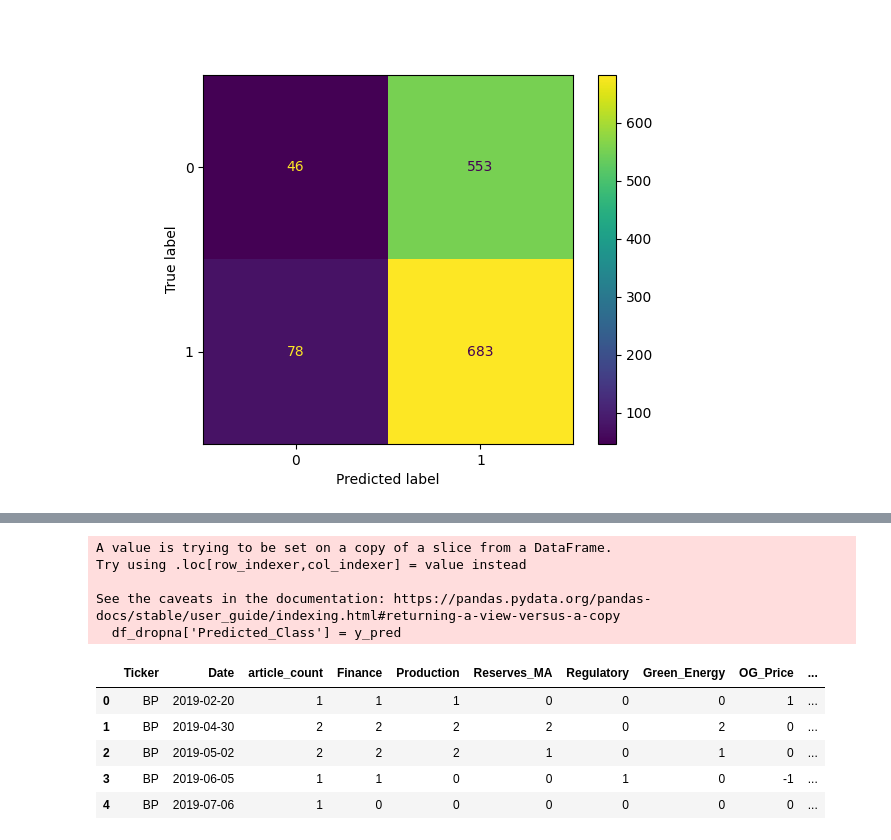
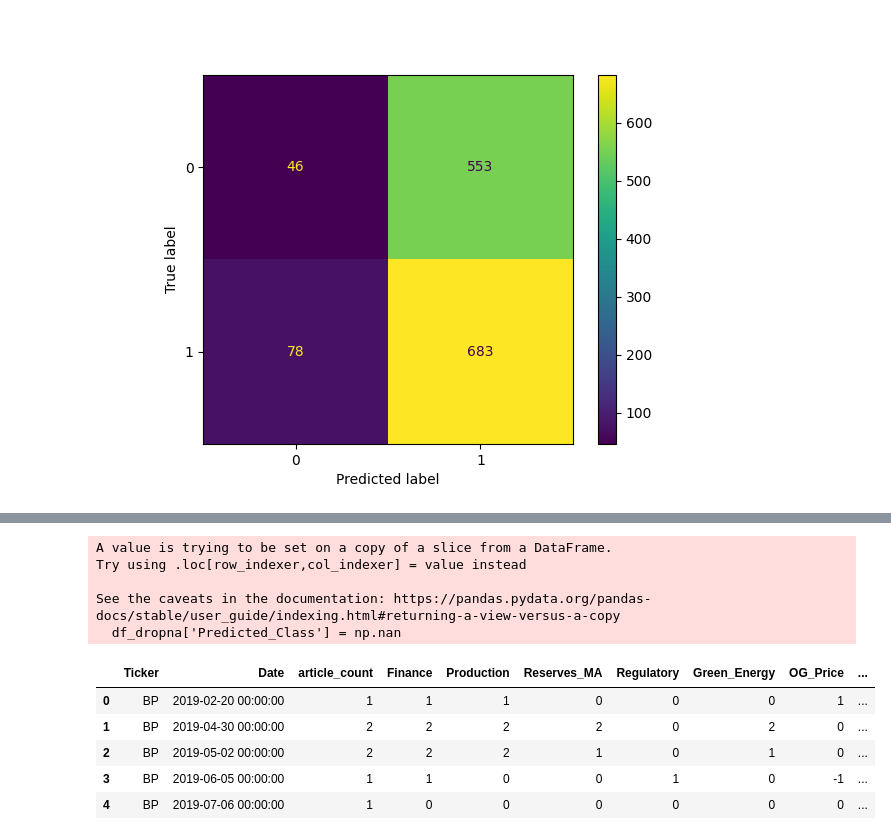
Before and after one commit to Kussil/Financial_Sentiment_LLM, a Jupyter notebook: 04_Stock_Modeling/Aggregated_Stock_Data/Gemini_Prompt2/Stock_Modeling_Prompt2_Gemini_SVM_exclPQ.ipynb, the cells around one changed output, grey strips where cells are left out. Cells and saved outputs as stored; diff of their text form; code cells hidden in the pictures.

Commit message:
Update SVM Model

```diff
--- a/04_Stock_Modeling/Aggregated_Stock_Data/Gemini_Prompt2/Stock_Modeling_Prompt2_Gemini_SVM_exclPQ.ipynb
+++ b/04_Stock_Modeling/Aggregated_Stock_Data/Gemini_Prompt2/Stock_Modeling_Prompt2_Gemini_SVM_exclPQ.ipynb
@@ -135,7 +121,10 @@ gemini_prompt2_sentiment
 #Create Positive and Negative Ratios for each row
 
 # Columns to consider for calculating ratios
-columns_to_check = ['Finance', 'Production', 'Reserves/M&A', 'Regulatory', 'Green Energy', 'OG Price']
+columns_to_check = [ 'Production', 'Finance', 'Reserves / Exploration / Acquisitions / Mergers / Divestments',
+    'Environment / Regulatory / Geopolitics',
+    'Alternative Energy / Lower Carbon',
+    'Oil Price / Natural Gas Price / Gasoline Price']
 
 # Function to calculate positive and negative ratios
 def calculate_ratios(row):
@@ -634,0 +567,28 @@ weighted avg       0.51      0.53      0.47      4787
+# %%
+# Set up for SVM on the Full Dataset
+
+# prep data for modeling
+df_dropna = df_merged.dropna()
+
+# Convert the 'Date' column to datetime using .loc to avoid the warning
+df_dropna.loc[:, 'Date'] = pd.to_datetime(df_dropna['Date'])
+
+# Define min and max dates
+min_date_full = df_dropna['Date'].min()
+max_date_full = df_dropna['Date'].max()
+
+# Define the split dates
+base_date_full = min_date_full
+split_date_full = max_date_full
+
+# Split the DataFrame
+train_df_full = df_dropna[(df_dropna['Date'] < split_date_full) & (df_dropna['Date'] >= base_date_full)]
+test_df_full = df_dropna[(df_dropna['Date'] < split_date_full) & (df_dropna['Date'] >= base_date_full)]
+
+# Define input variables
+X_train_full = train_df_full.drop(columns=['Date', 'Ticker', 'Returns'])
+X_test_full = test_df_full.drop(columns=['Date', 'Ticker', 'Returns'])
+
+# Define target variable
+y_train_full = train_df_full['Returns'].apply(lambda x: 1 if x > 0.0 else 0)
+y_test_full = test_df_full['Returns'].apply(lambda x: 1 if x > 0.0 else 0)
@@ -635,20 +653,26 @@ weighted avg       0.51      0.53      0.47      4787
 # %%
-# Append results to the original DataFrame
-df_dropna['Predicted_Class'] = y_pred
+# Ensure the correct indices are used for predictions
+train_indices = train_df_full.index
+test_indices = test_df_full.index
+
+# Combine predictions for the entire DataFrame
+df_dropna['Predicted_Class'] = np.nan
+df_dropna.loc[train_indices, 'Predicted_Class'] = y_train_pred_full
+df_dropna.loc[test_indices, 'Predicted_Class'] = y_test_pred_full
 
 # Display the updated DataFrame
 display(df_dropna.head())
 display(df_dropna.tail())
 # %% [output]
 A value is trying to be set on a copy of a slice from a DataFrame.
 Try using .loc[row_indexer,col_indexer] = value instead
 
 See the caveats in the documentation: https://pandas.pydata.org/pandas-docs/stable/user_guide/indexing.html#returning-a-view-versus-a-copy
-  df_dropna['Predicted_Class'] = y_pred
+  df_dropna['Predicted_Class'] = np.nan
 |  | Ticker | Date | article_count | Finance | Production | Reserves_MA | Regulatory | Green_Energy | OG_Price | ... |
-| 0 | BP | 2019-02-20 | 1 | 1 | 1 | 0 | 0 | 0 | 1 | ... |
-| 1 | BP | 2019-04-30 | 2 | 2 | 2 | 2 | 0 | 2 | 0 | ... |
-| 2 | BP | 2019-05-02 | 2 | 2 | 2 | 1 | 0 | 1 | 0 | ... |
-| 3 | BP | 2019-06-05 | 1 | 1 | 0 | 0 | 1 | 0 | -1 | ... |
-| 4 | BP | 2019-07-06 | 1 | 0 | 0 | 0 | 0 | 0 | 0 | ... |
+| 0 | BP | 2019-02-20 00:00:00 | 1 | 1 | 1 | 0 | 0 | 0 | 1 | ... |
+| 1 | BP | 2019-04-30 00:00:00 | 2 | 2 | 2 | 2 | 0 | 2 | 0 | ... |
+| 2 | BP | 2019-05-02 00:00:00 | 2 | 2 | 2 | 1 | 0 | 1 | 0 | ... |
+| 3 | BP | 2019-06-05 00:00:00 | 1 | 1 | 0 | 0 | 1 | 0 | -1 | ... |
+| 4 | BP | 2019-07-06 00:00:00 | 1 | 0 | 0 | 0 | 0 | 0 | 0 | ... |
 |  | Ticker | Date | article_count | Finance | Production | Reserves_MA | Regulatory | Green_Energy | OG_Price | ... |
```
Also changed, not shown: parts of 14 cells of this notebook.
